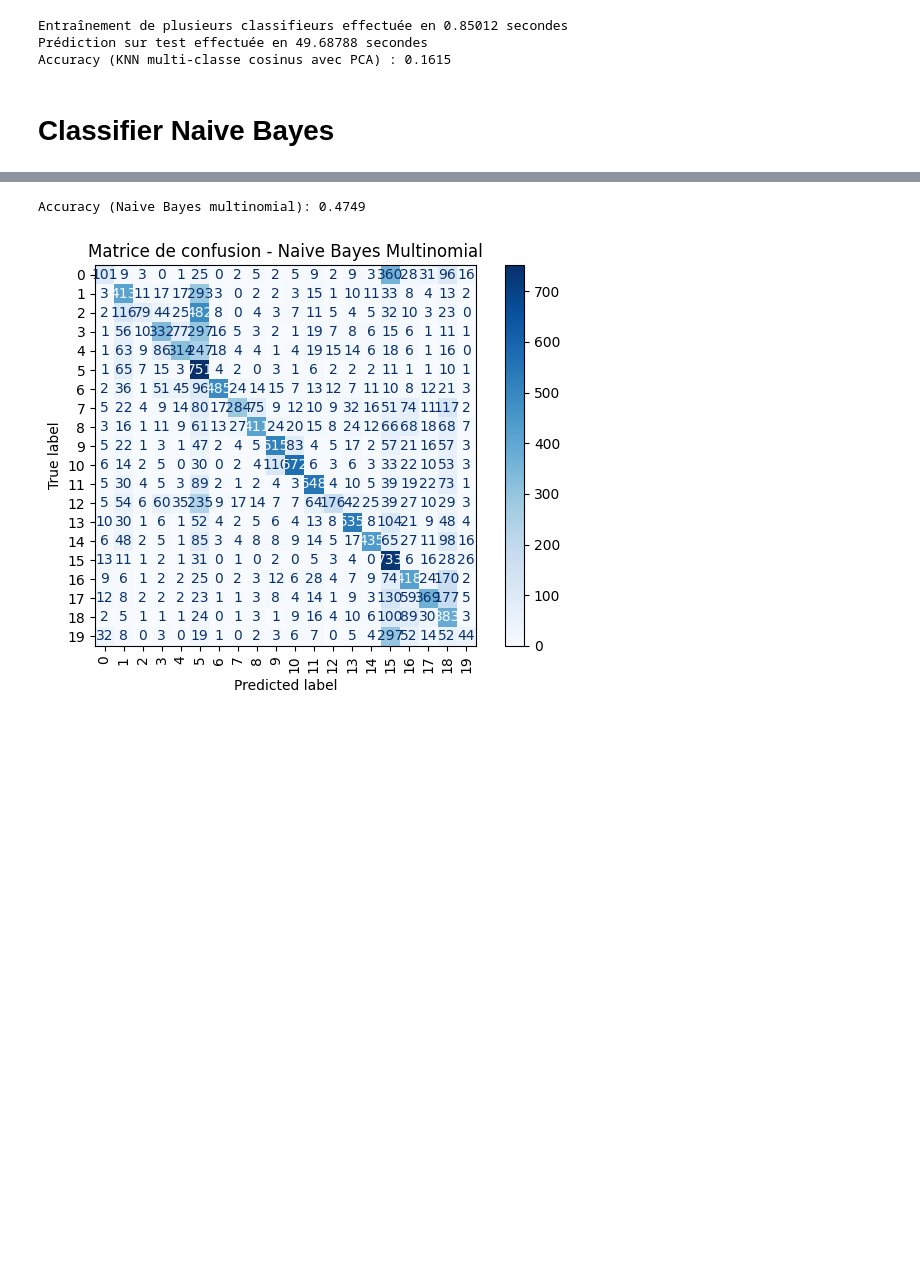
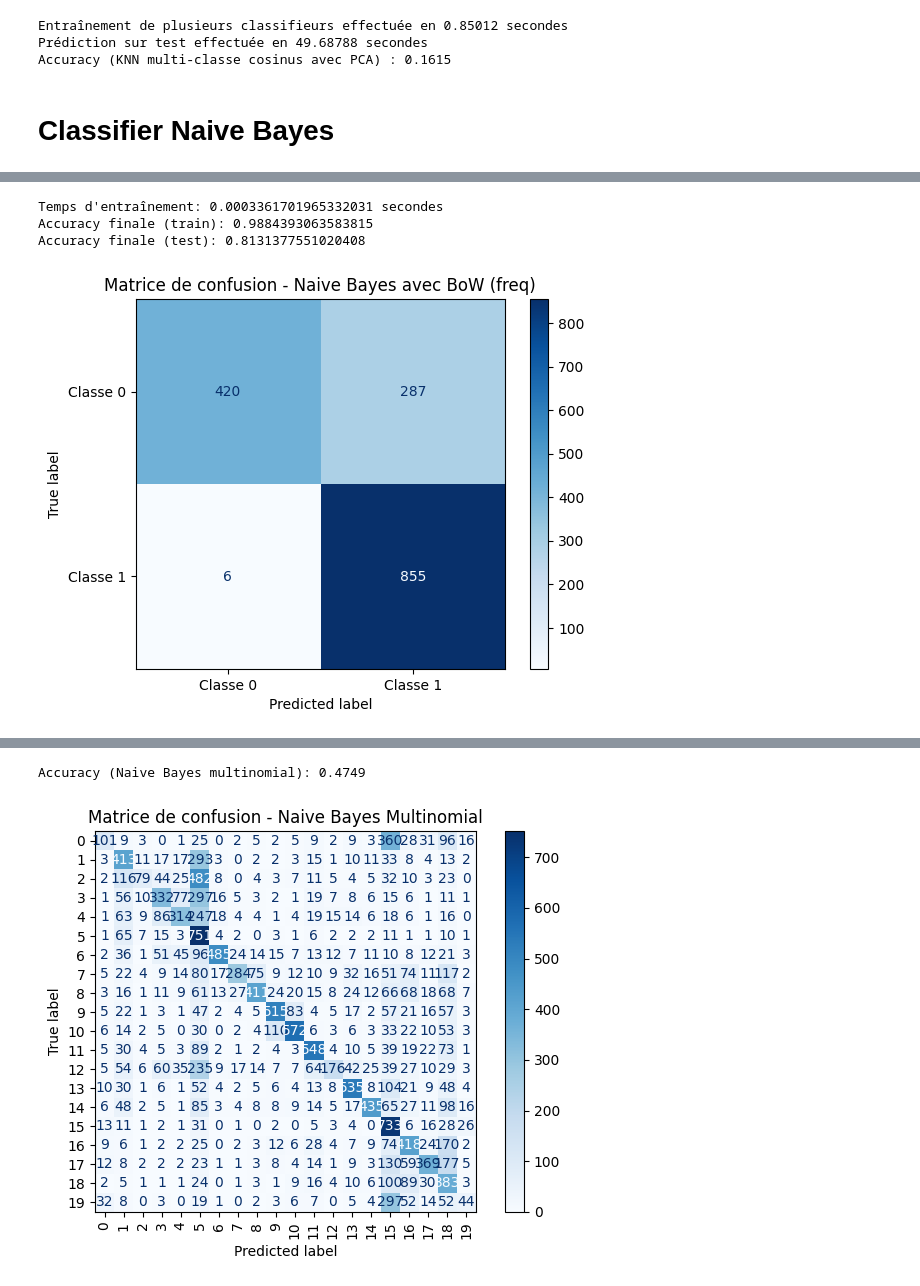
Before and after one commit to Antoine1903/Projets_Sorbonne_Universite, a Jupyter notebook: LU3IN026/miniprojet/projet-Zhang_Lecomte.ipynb, the cells around one changed output, grey strips where cells are left out. Drawn from its saved outputs; the diff is of its cells as text; code cells hidden in the pictures; blank space fills up the shorter version.

```diff
--- a/LU3IN026/miniprojet/projet-Zhang_Lecomte.ipynb
+++ b/LU3IN026/miniprojet/projet-Zhang_Lecomte.ipynb
@@ -3640,0 +3659,57 @@ p(15) = 0.0534
+# %%
+# ======================================================
+# Classification binaire avec Bag-of-Words (Frequence) avec Naive Bayes - Version 3
+# ======================================================
+
+# Sélection des classes
+classe1 = 0
+classe2 = 1
+
+# Filtrage des données
+df_binaire = df_train[df_train['target'].isin([classe1, classe2])].copy()
+df_test_bin = df_test[df_test['target'].isin([classe1, classe2])].copy()
+
+# Conversion des labels en 0 et 1 (plus simple pour Naive Bayes)
+df_binaire['target_bin'] = df_binaire['target'].apply(lambda x: 0 if x == classe1 else 1)
+df_test_bin['target_bin'] = df_test_bin['target'].apply(lambda x: 0 if x == classe1 else 1)
+
+y_train_bin = df_binaire['target_bin'].values
+y_test_bin = df_test_bin['target_bin'].values
+
+# Extraction des textes tokenisés
+texts_tokenized_train = df_binaire["les_mots"].tolist()
+texts_tokenized_test = df_test_bin["les_mots"].tolist()
+
+# Vectorisation avec Bag-of-Words mode count (sparse)
+X_train_sparse, _ = bag_of_words_sparse_manual(texts_tokenized_train, index_mots, mode="freq")
+X_test_sparse, _ = bag_of_words_sparse_manual(texts_tokenized_test, index_mots, mode="freq")
+
+# Initialisation et entraînement du classifieur Naive Bayes
+nb_classifier = classif.ClassifierNaiveBayesMultinomialBinary(input_dimension=len(index_mots), alpha=1.0)
+
+start = time.time()
+nb_classifier.train(X_train_sparse, y_train_bin)
+end = time.time()
+print("Temps d'entraînement:", end - start, "secondes")
+
+# Prédictions
+y_train_pred = nb_classifier.predict(X_train_sparse)
+y_test_pred = nb_classifier.predict(X_test_sparse)
+
+# Calcul des précisions
+train_acc = (y_train_pred == y_train_bin).mean()
+test_acc = (y_test_pred == y_test_bin).mean()
+print("Accuracy finale (train):", train_acc)
+print("Accuracy finale (test):", test_acc)
+
+# Visualisation de la matrice de confusion
+cm = confusion_matrix(y_test_bin, y_test_pred, labels=[0,1])
+disp = ConfusionMatrixDisplay(confusion_matrix=cm, display_labels=[f"Classe {classe1}", f"Classe {classe2}"])
+disp.plot(cmap='Blues')
+plt.title("Matrice de confusion - Naive Bayes avec BoW (freq)")
+plt.show()
+# %% [output]
+Temps d'entraînement: 0.0003361701965332031 secondes
+Accuracy finale (train): 0.9884393063583815
+Accuracy finale (test): 0.8131377551020408
+[figure, added]
```
Also changed, not shown: parts of 7 cells of this notebook.
